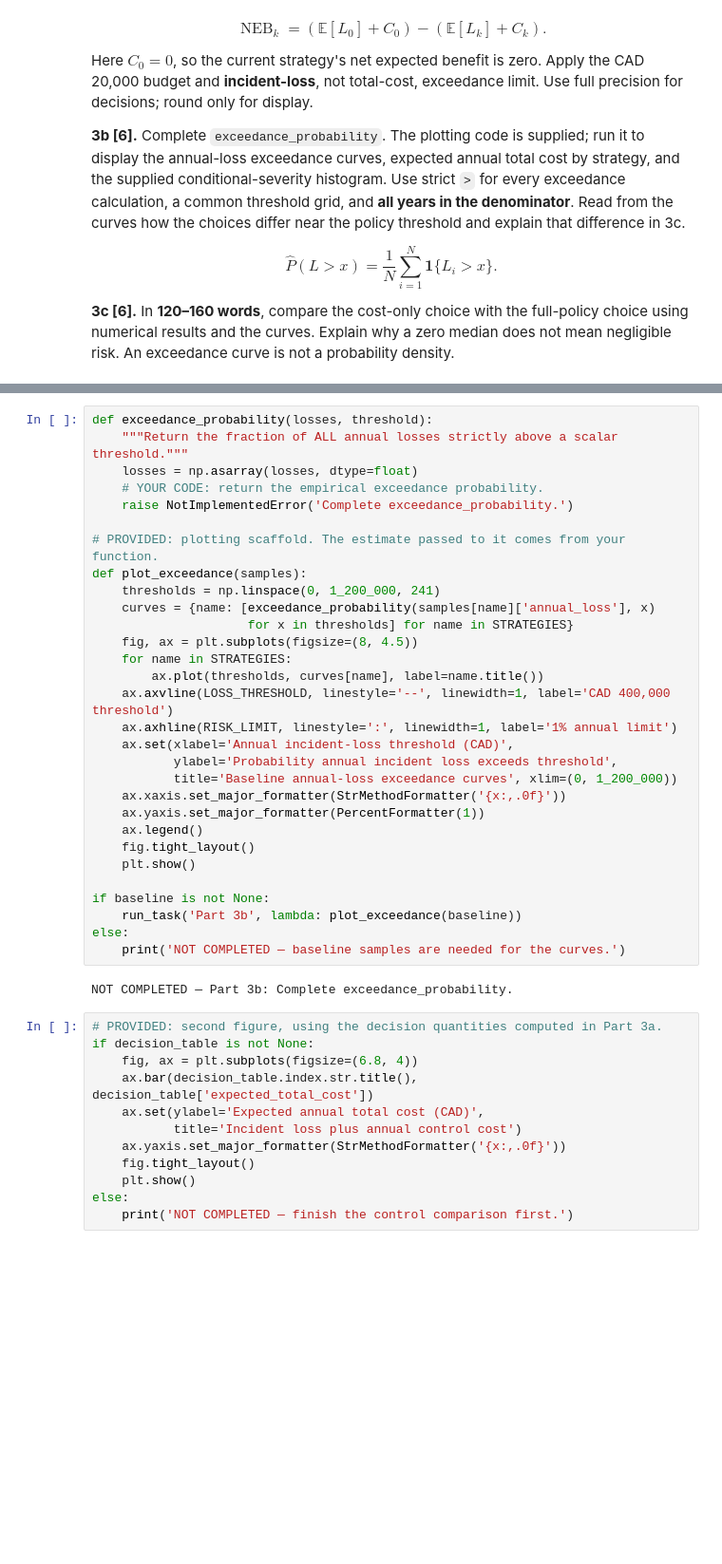
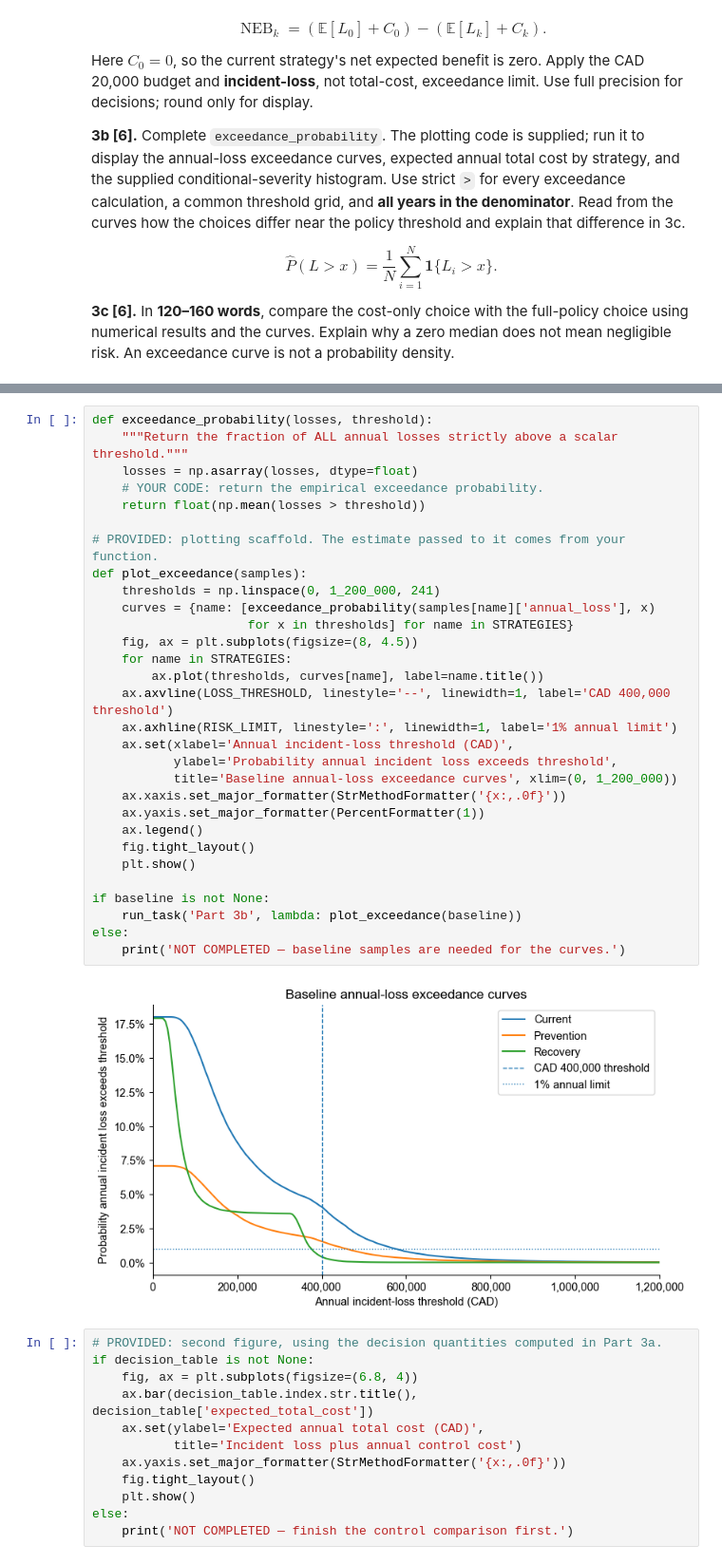
Before and after one commit to karan0802/Cybersecurity_A1, a Jupyter notebook: CMPT318_Assignment_1_Starter.ipynb, the cells around one changed output, grey strips where cells are left out. Shown at 95% size. Cells and saved outputs as stored; diff of their text form; blank space fills up the shorter version.

```diff
--- a/CMPT318_Assignment_1_Starter.ipynb
+++ b/CMPT318_Assignment_1_Starter.ipynb
@@ -544,35 +566,35 @@ NOT COMPLETED — Part 3a: Complete loss_summary.
 # %%
 def exceedance_probability(losses, threshold):
     """Return the fraction of ALL annual losses strictly above a scalar threshold."""
     losses = np.asarray(losses, dtype=float)
     # YOUR CODE: return the empirical exceedance probability.
-    raise NotImplementedError('Complete exceedance_probability.')
+    return float(np.mean(losses > threshold))
 
 # PROVIDED: plotting scaffold. The estimate passed to it comes from your function.
 def plot_exceedance(samples):
     thresholds = np.linspace(0, 1_200_000, 241)
     curves = {name: [exceedance_probability(samples[name]['annual_loss'], x)
                      for x in thresholds] for name in STRATEGIES}
     fig, ax = plt.subplots(figsize=(8, 4.5))
     for name in STRATEGIES:
         ax.plot(thresholds, curves[name], label=name.title())
     ax.axvline(LOSS_THRESHOLD, linestyle='--', linewidth=1, label='CAD 400,000 threshold')
     ax.axhline(RISK_LIMIT, linestyle=':', linewidth=1, label='1% annual limit')
     ax.set(xlabel='Annual incident-loss threshold (CAD)',
            ylabel='Probability annual incident loss exceeds threshold',
            title='Baseline annual-loss exceedance curves', xlim=(0, 1_200_000))
     ax.xaxis.set_major_formatter(StrMethodFormatter('{x:,.0f}'))
     ax.yaxis.set_major_formatter(PercentFormatter(1))
     ax.legend()
     fig.tight_layout()
     plt.show()
 
 if baseline is not None:
     run_task('Part 3b', lambda: plot_exceedance(baseline))
 else:
     print('NOT COMPLETED — baseline samples are needed for the curves.')
 # %% [output]
-NOT COMPLETED — Part 3b: Complete exceedance_probability.
+[figure, added]
 # %%
 # PROVIDED: second figure, using the decision quantities computed in Part 3a.
 if decision_table is not None:
```
Also changed, not shown: parts of 4 cells of this notebook.
